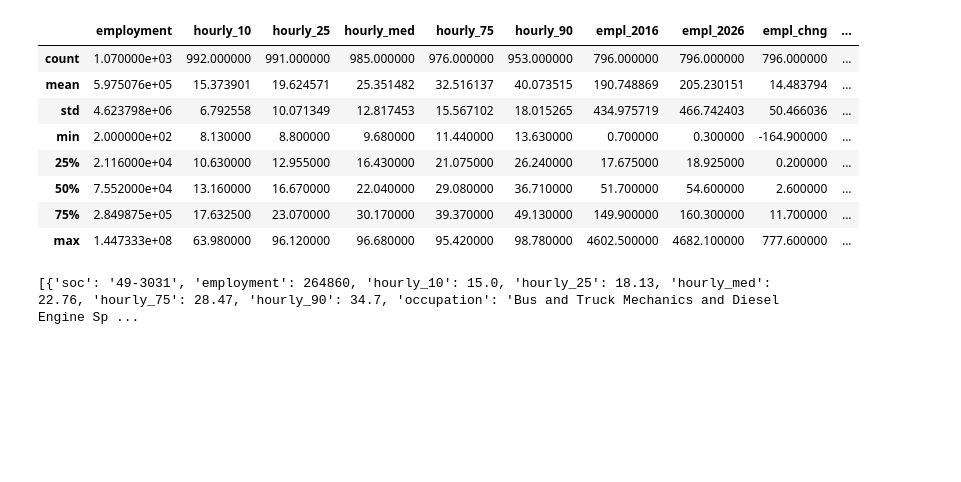
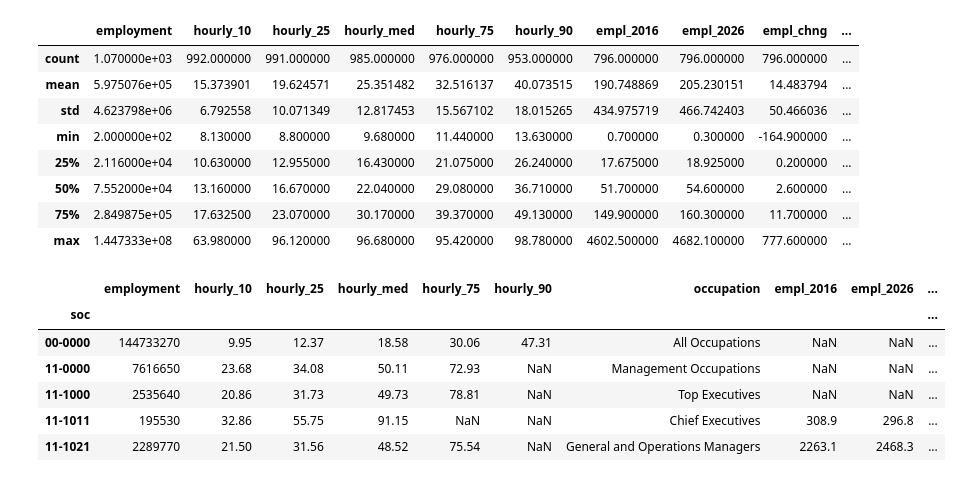
Before and after one commit to graceyqlin/Recommendation_System_Career_Advice, a Jupyter notebook: 2_data_compilation_preprocessing/oes_cleaning.ipynb, the cells around one changed output. Cells and saved outputs as stored; diff of their text form; code cells hidden in the pictures; blank space fills up the shorter version.

```diff
--- a/2_data_compilation_preprocessing/oes_cleaning.ipynb
+++ b/2_data_compilation_preprocessing/oes_cleaning.ipynb
@@ -110,5 +110,10 @@ final.T.to_json('../../data/oes_clean.json')
-# %%
-import json
-print([x for x in json.loads(final.loc[final.occupation.str.contains('Truck')].reset_index().T.to_json()).values()])
-# %% [output]
-[{'soc': '49-3031', 'employment': 264860, 'hourly_10': 15.0, 'hourly_25': 18.13, 'hourly_med': 22.76, 'hourly_75': 28.47, 'hourly_90': 34.7, 'occupation': 'Bus and Truck Mechanics and Diesel Engine Sp ...
+# %%
+final.head()
+# %% [output]
+|  | employment | hourly_10 | hourly_25 | hourly_med | hourly_75 | hourly_90 | occupation | empl_2016 | empl_2026 | ... |
+| soc |  |  |  |  |  |  |  |  |  | ... |
+| 00-0000 | 144733270 | 9.95 | 12.37 | 18.58 | 30.06 | 47.31 | All Occupations | NaN | NaN | ... |
+| 11-0000 | 7616650 | 23.68 | 34.08 | 50.11 | 72.93 | NaN | Management Occupations | NaN | NaN | ... |
+| 11-1000 | 2535640 | 20.86 | 31.73 | 49.73 | 78.81 | NaN | Top Executives | NaN | NaN | ... |
+| 11-1011 | 195530 | 32.86 | 55.75 | 91.15 | NaN | NaN | Chief Executives | 308.9 | 296.8 | ... |
+| 11-1021 | 2289770 | 21.50 | 31.56 | 48.52 | 75.54 | NaN | General and Operations Managers | 2263.1 | 2468.3 | ... |
```
Also changed, not shown: parts of 1 cell of this notebook.
